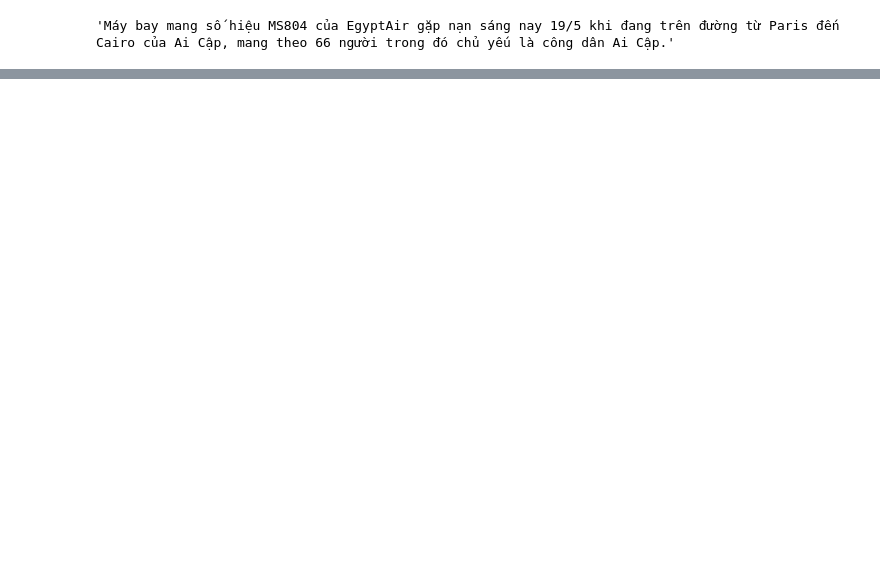
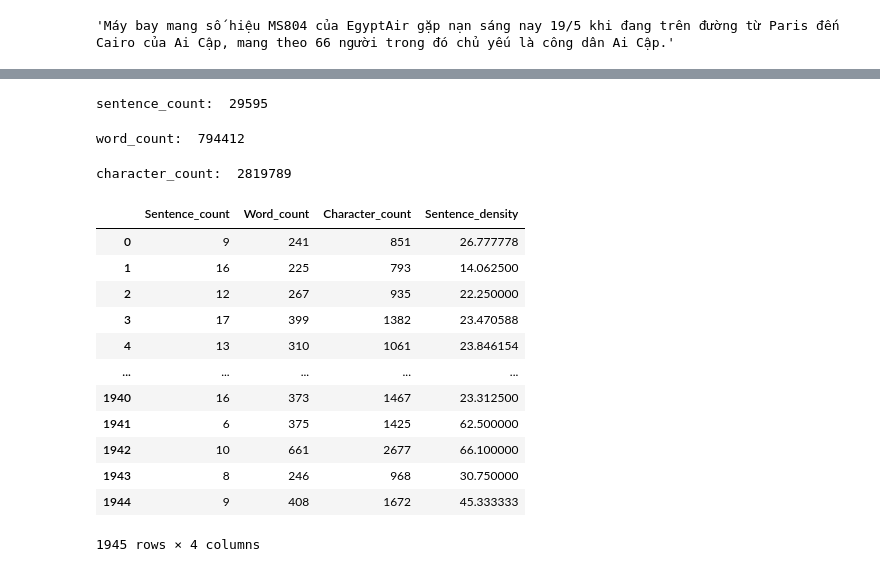
Before and after one commit to thekael99/text_summarization, a Jupyter notebook: EDA_Vims.ipynb, the cells around one changed output, grey strips where cells are left out. Cells and saved outputs as stored; diff of their text form; code cells hidden in the pictures; blank space fills up the shorter version.

```diff
--- a/EDA_Vims.ipynb
+++ b/EDA_Vims.ipynb
@@ -99,0 +165,18 @@ data_text[0]["Abstractive"][0][0]
+# %%
+# Sentence Count — Total number of sentences in the text
+sentence_count = view_data["Content"].apply(lambda x: len(x.replace("\n", "").split("."))-1)
+print("sentence_count: ", sentence_count.sum())
+# %% [output]
+sentence_count:  29595
+# %%
+# Word Count — Total number of words in the text
+word_count = view_data["Content"].apply(lambda x: len(re.findall(r"[\w']+", x)))
+print("word_count: ", word_count.sum())
+# %% [output]
+word_count:  794412
+# %%
+# Character Count — Total number of characters in the text excluding spaces
+character_count = view_data["Content"].apply(lambda x: len(x.replace(" ", "")))
+print("character_count: ", character_count.sum())
+# %% [output]
+character_count:  2819789
@@ -99,0 +185,21 @@ data_text[0]["Abstractive"][0][0]
+# %%
+df = pd.DataFrame()
+df["Sentence_count"]=sentence_count
+df["Word_count"]=word_count
+df["Character_count"]=character_count
+df["Sentence_density"]=df["Word_count"]/df["Sentence_count"]
+df
+# %% [output]
+|  | Sentence_count | Word_count | Character_count | Sentence_density |
+| 0 | 9 | 241 | 851 | 26.777778 |
+| 1 | 16 | 225 | 793 | 14.062500 |
+| 2 | 12 | 267 | 935 | 22.250000 |
+| 3 | 17 | 399 | 1382 | 23.470588 |
+| 4 | 13 | 310 | 1061 | 23.846154 |
+| ... | ... | ... | ... | ... |
+| 1940 | 16 | 373 | 1467 | 23.312500 |
+| 1941 | 6 | 375 | 1425 | 62.500000 |
+| 1942 | 10 | 661 | 2677 | 66.100000 |
+| 1943 | 8 | 246 | 968 | 30.750000 |
+| 1944 | 9 | 408 | 1672 | 45.333333 |
+1945 rows × 4 columns
```
Also changed, not shown: parts of 15 cells of this notebook.
